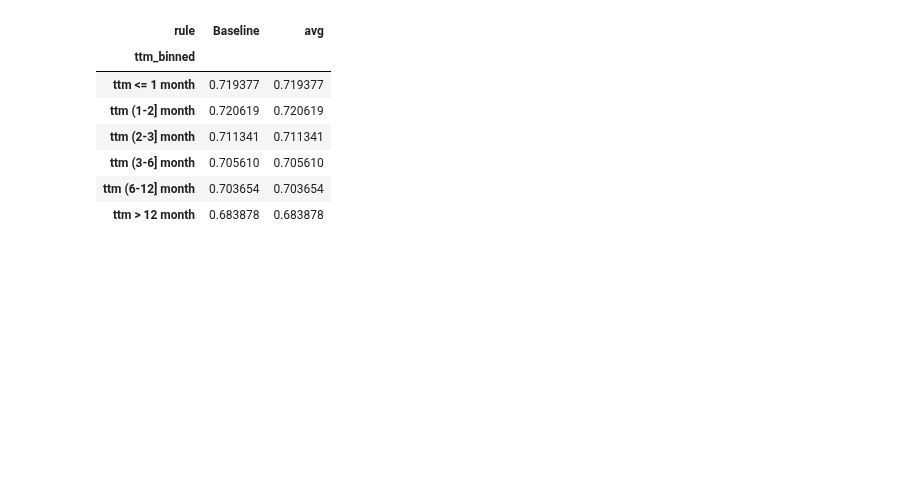
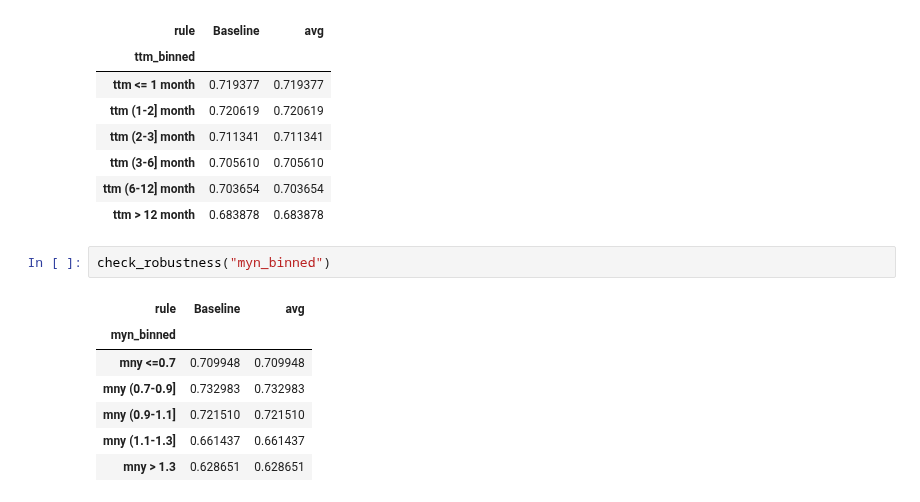
Before and after one commit to KarelZe/thesis, a Jupyter notebook: notebooks/4.0b-mb-gbm_baseline.ipynb, the cells around one changed output. Cells and saved outputs as stored; diff of their text form; blank space fills up the shorter version.

Commit message:
Add more robustness checks to gbm baseline 🐈

```diff
--- a/notebooks/4.0b-mb-gbm_baseline.ipynb
+++ b/notebooks/4.0b-mb-gbm_baseline.ipynb
@@ -248,3 +280,13 @@ check_robustness("ttm_binned")
 | ttm (3-6] month | 0.705610 | 0.705610 |
 | ttm (6-12] month | 0.703654 | 0.703654 |
 | ttm > 12 month | 0.683878 | 0.683878 |
+# %%
+check_robustness("myn_binned")
+# %% [output]
+| rule | Baseline | avg |
+| myn_binned |  |  |
+| mny <=0.7 | 0.709948 | 0.709948 |
+| mny (0.7-0.9] | 0.732983 | 0.732983 |
+| mny (0.9-1.1] | 0.721510 | 0.721510 |
+| mny (1.1-1.3] | 0.661437 | 0.661437 |
+| mny > 1.3 | 0.628651 | 0.628651 |
```
Also changed, not shown: parts of 4 cells of this notebook.
